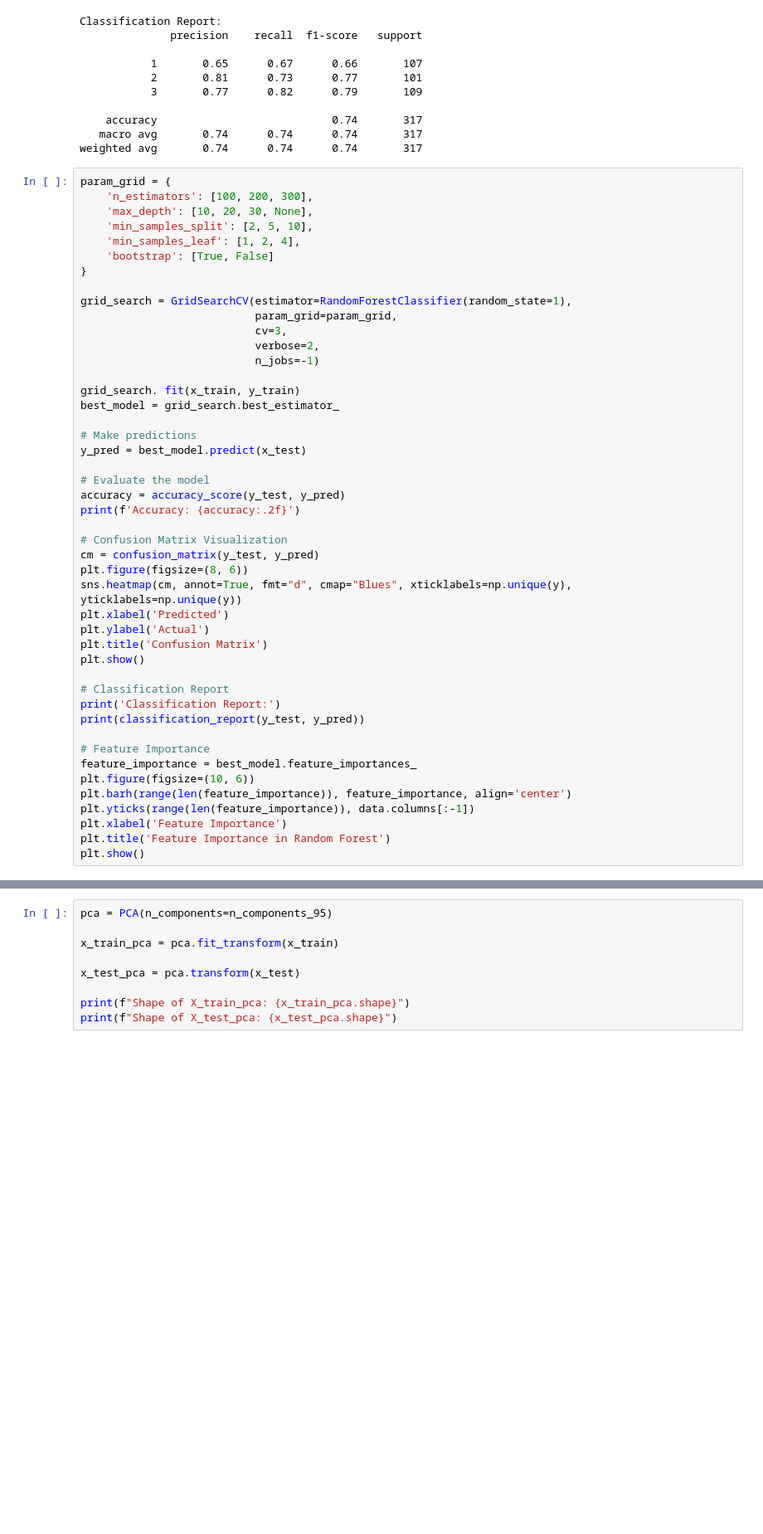
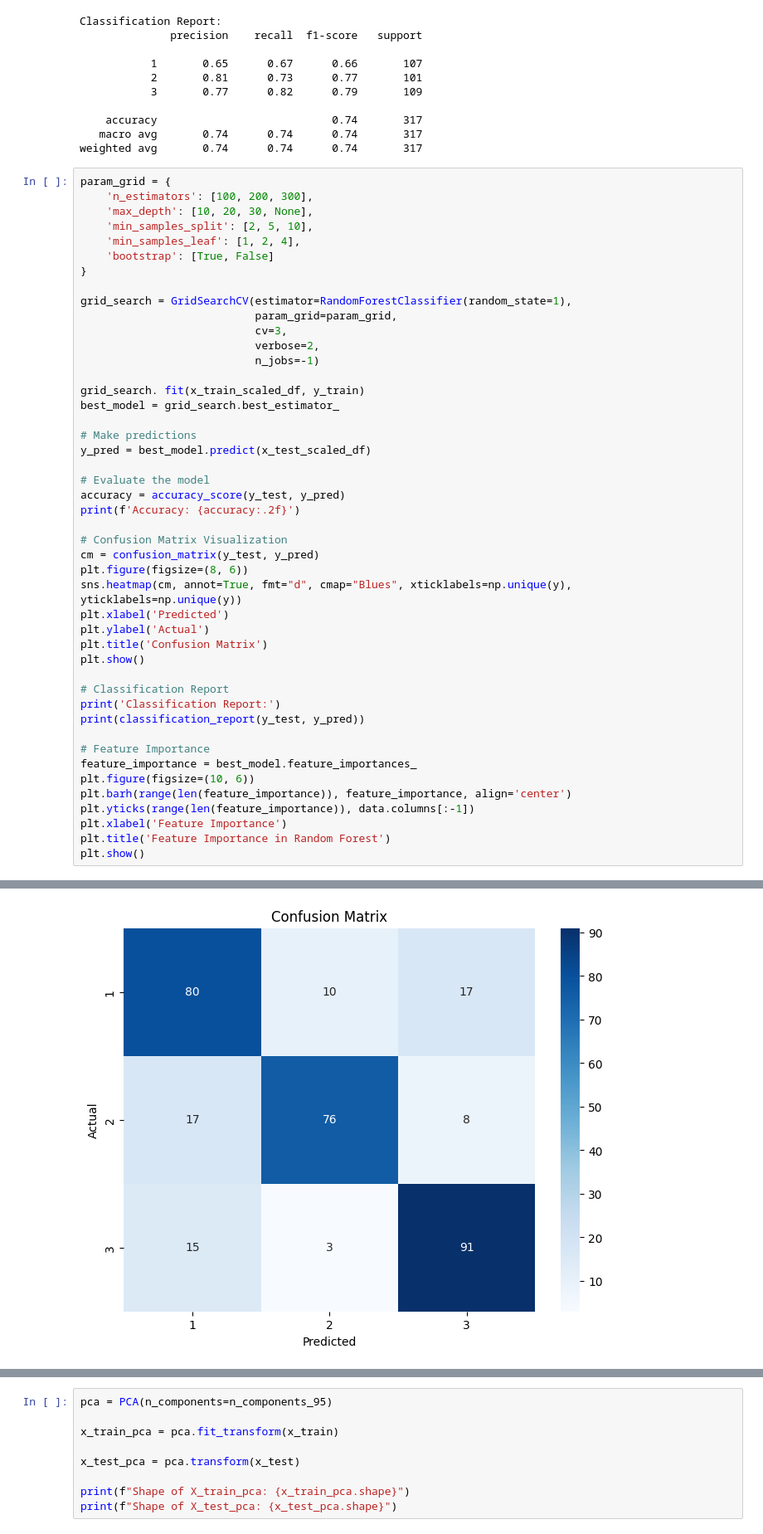
Before and after one commit to negativenagesh/Arecaverse, a Jupyter notebook: EDA/eda.ipynb, the cells around one changed output, grey strips where cells are left out. Shown at 83% size. Cells and saved outputs as stored; diff of their text form; blank space fills up the shorter version.

```diff
--- a/EDA/eda.ipynb
+++ b/EDA/eda.ipynb
@@ -442,11 +570,11 @@ grid_search = GridSearchCV(estimator=RandomForestClassifier(random_state=1),
                            verbose=2,
                            n_jobs=-1)
 
-grid_search. fit(x_train, y_train)
+grid_search. fit(x_train_scaled_df, y_train)
 best_model = grid_search.best_estimator_
 
 # Make predictions
-y_pred = best_model.predict(x_test)
+y_pred = best_model.predict(x_test_scaled_df)
 
 # Evaluate the model
 accuracy = accuracy_score(y_test, y_pred)
@@ -481,0 +622 @@ Fitting 3 folds for each of 216 candidates, totalling 648 fits
+[figure, added]
```
Also changed, not shown: parts of 10 cells of this notebook.
